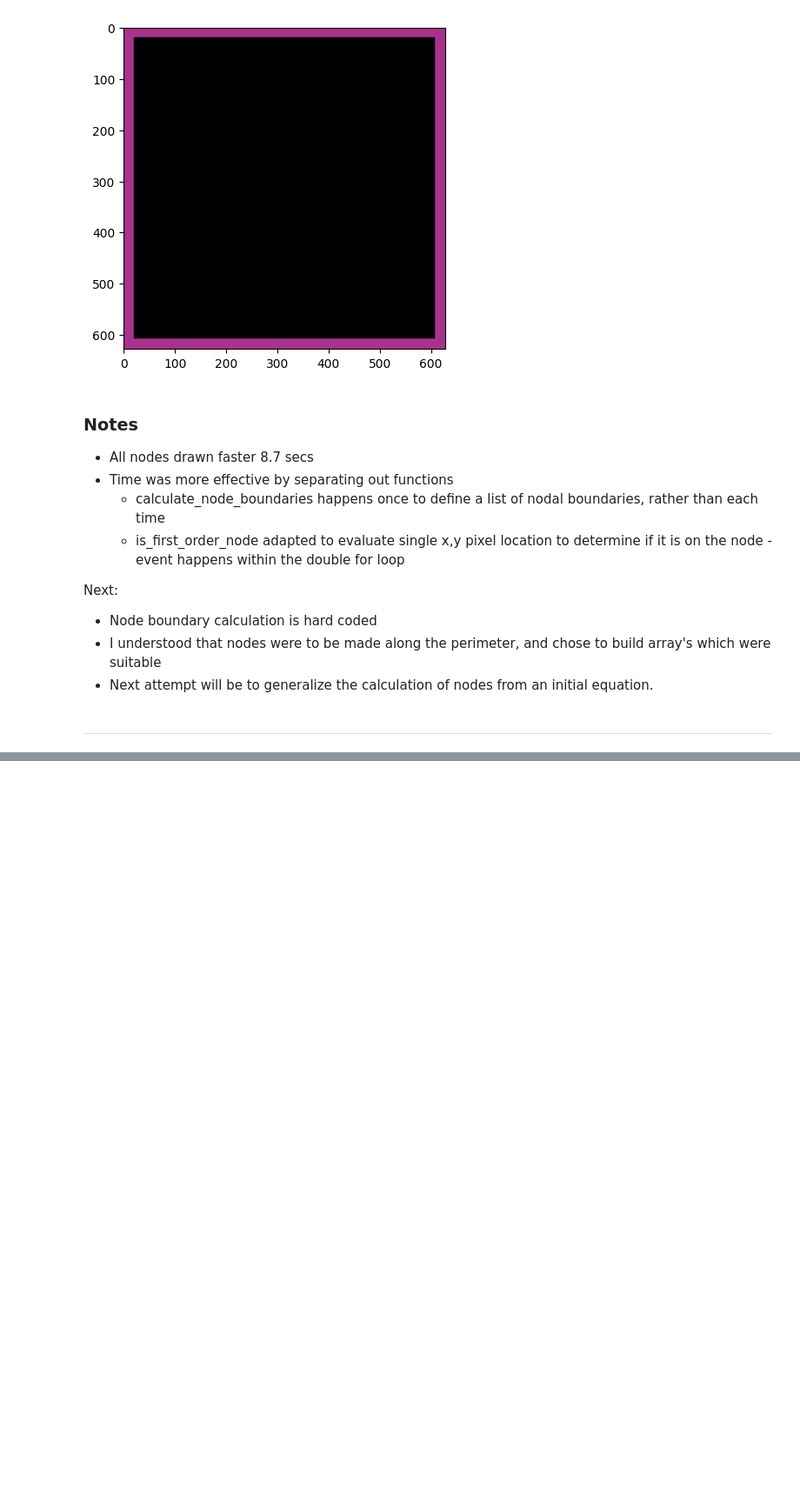
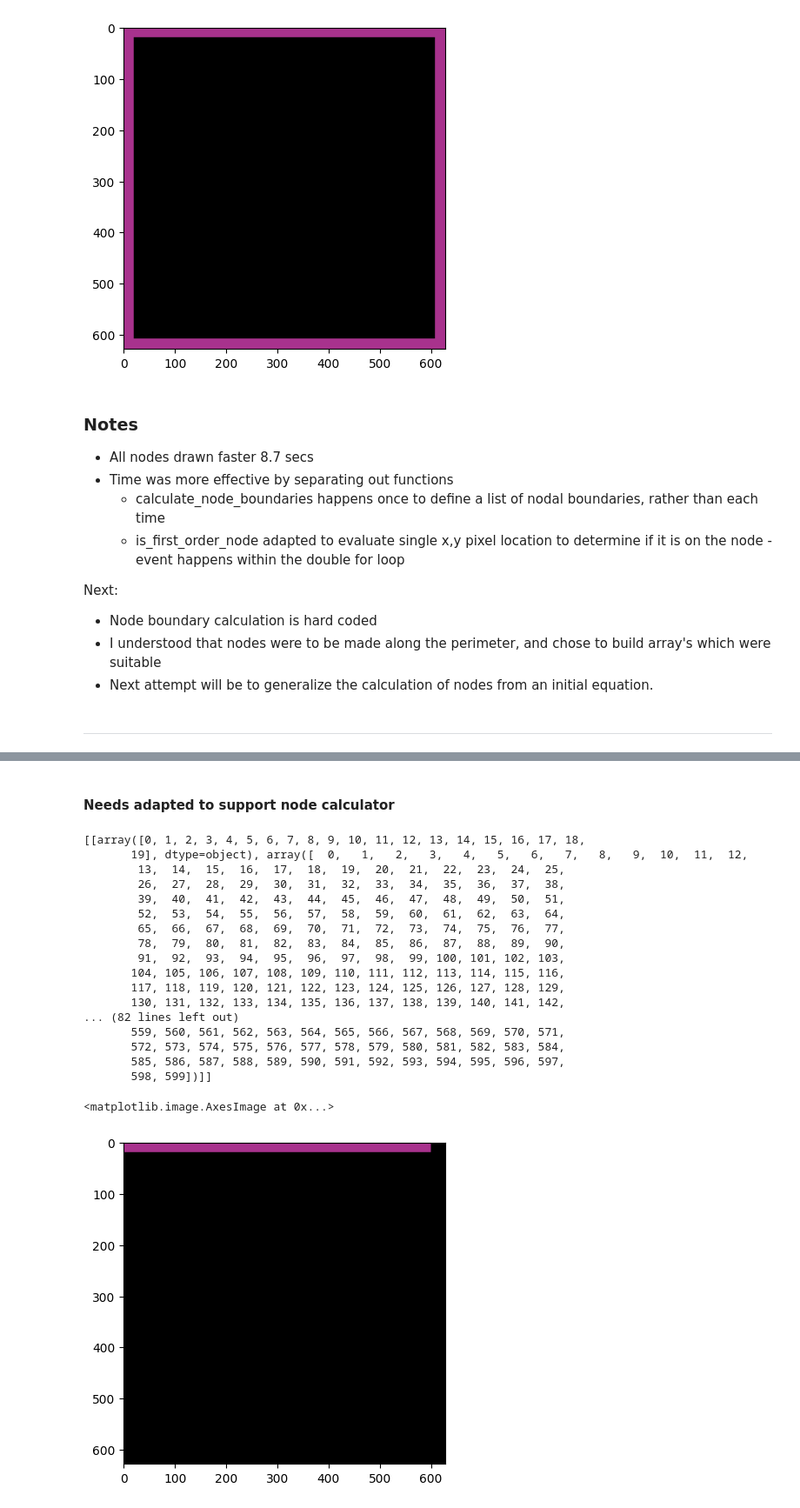
Before and after one commit to dr-Sax/Digital_Audio, a Jupyter notebook: Research/Chladni Figures/chladni_patterns.ipynb, the cells around one changed output, grey strips where cells are left out. Shown at 87% size. Drawn from its saved outputs; the diff is of its cells as text; code cells hidden in the pictures; blank space fills up the shorter version.

Commit message:
n, m node drawing (in progress)

```diff
--- a/Research/Chladni Figures/chladni_patterns.ipynb
+++ b/Research/Chladni Figures/chladni_patterns.ipynb
@@ -518,0 +573,9 @@ Next:
+# %%
+x, y, t = symbols('x y t')
+a = 1
+
+def wave_expression(n, m, x, y, t, a):
+    expr = sin(a * n * x) * sin(m * y) * cos(sqrt((a**2 * n**2 + m**2) * t))
+    return expr
+
+expr = wave_expression(2, 1, x, y, t, a)
@@ -518,0 +691,70 @@ Next:
+# %%
+def is_first_order_node(px, py, node_list):
+    is_first_order_node = False
+
+    for i in range(0, len(node_list)):
+
+        if (px in node_list[i][0]) and (py in node_list[i][1]):
+            is_first_order_node = True
+
+
+    return is_first_order_node
+# %% [markdown]
+#### Needs adapted to support node calculator
+# %%
+IMG_SCALE = 200
+pix_width = int(membrane_width * IMG_SCALE)
+pix_height = int(membrane_height * IMG_SCALE)
+granularity = 1
+TOLERANCE = 20
+
+BOUNDARY_COLOR = [168, 50, 141]  # PINKISH
+
+x = np.arange(0, pix_width, granularity)
+y = np.arange(0, pix_height, granularity)
+XY_R = np.zeros((pix_width, pix_height), dtype=int)
+XY_G = np.zeros((pix_width, pix_height), dtype=int)
+XY_B = np.zeros((pix_width, pix_height), dtype=int)
+
+xv, yv = np.meshgrid(x, y, indexing='xy')
+
+x_bounds, y_bounds = calculate_node_boundaries(x_zeros, y_zeros, TOLERANCE, IMG_SCALE)
+node_list = node_calculator(x_bounds, y_bounds)
+
+for i in range(len(x)):
+    for j in range(len(y)):
+        px = xv[j,i]
+        py = yv[j,i]
+
+        if is_first_order_node(px, py, node_list = node_list):
+            XY_R[px][py] = BOUNDARY_COLOR[0]
+            XY_G[px][py] = BOUNDARY_COLOR[1]
+            XY_B[px][py] = BOUNDARY_COLOR[2]
+        else:
+            XY_R[px][py] = 0
+            XY_G[px][py] = 0
+            XY_B[px][py] = 0
+
+
+image = np.dstack((XY_R, XY_G, XY_B))
+plt.imshow(image)
+# %% [output]
+[[array([0, 1, 2, 3, 4, 5, 6, 7, 8, 9, 10, 11, 12, 13, 14, 15, 16, 17, 18,
+       19], dtype=object), array([  0,   1,   2,   3,   4,   5,   6,   7,   8,   9,  10,  11,  12,
+        13,  14,  15,  16,  17,  18,  19,  20,  21,  22,  23,  24,  25,
+        26,  27,  28,  29,  30,  31,  32,  33,  34,  35,  36,  37,  38,
+        39,  40,  41,  42,  43,  44,  45,  46,  47,  48,  49,  50,  51,
+        52,  53,  54,  55,  56,  57,  58,  59,  60,  61,  62,  63,  64,
+        65,  66,  67,  68,  69,  70,  71,  72,  73,  74,  75,  76,  77,
+        78,  79,  80,  81,  82,  83,  84,  85,  86,  87,  88,  89,  90,
+        91,  92,  93,  94,  95,  96,  97,  98,  99, 100, 101, 102, 103,
+       104, 105, 106, 107, 108, 109, 110, 111, 112, 113, 114, 115, 116,
+       117, 118, 119, 120, 121, 122, 123, 124, 125, 126, 127, 128, 129,
+       130, 131, 132, 133, 134, 135, 136, 137, 138, 139, 140, 141, 142,
+... (82 lines left out)
+       559, 560, 561, 562, 563, 564, 565, 566, 567, 568, 569, 570, 571,
+       572, 573, 574, 575, 576, 577, 578, 579, 580, 581, 582, 583, 584,
+       585, 586, 587, 588, 589, 590, 591, 592, 593, 594, 595, 596, 597,
+       598, 599])]]
+<matplotlib.image.AxesImage at 0x...>
+[figure, added]
```
Also changed, not shown: parts of 25 cells of this notebook.
